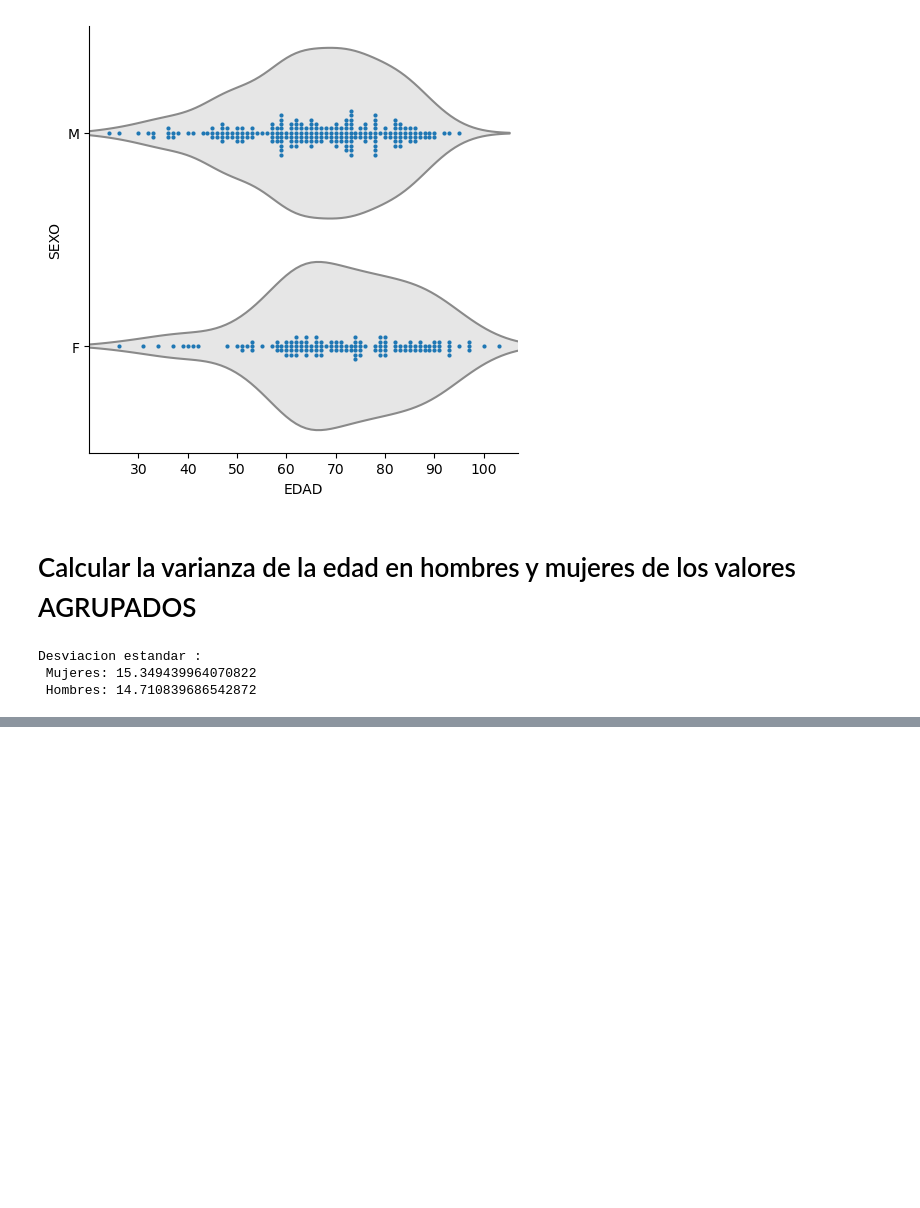
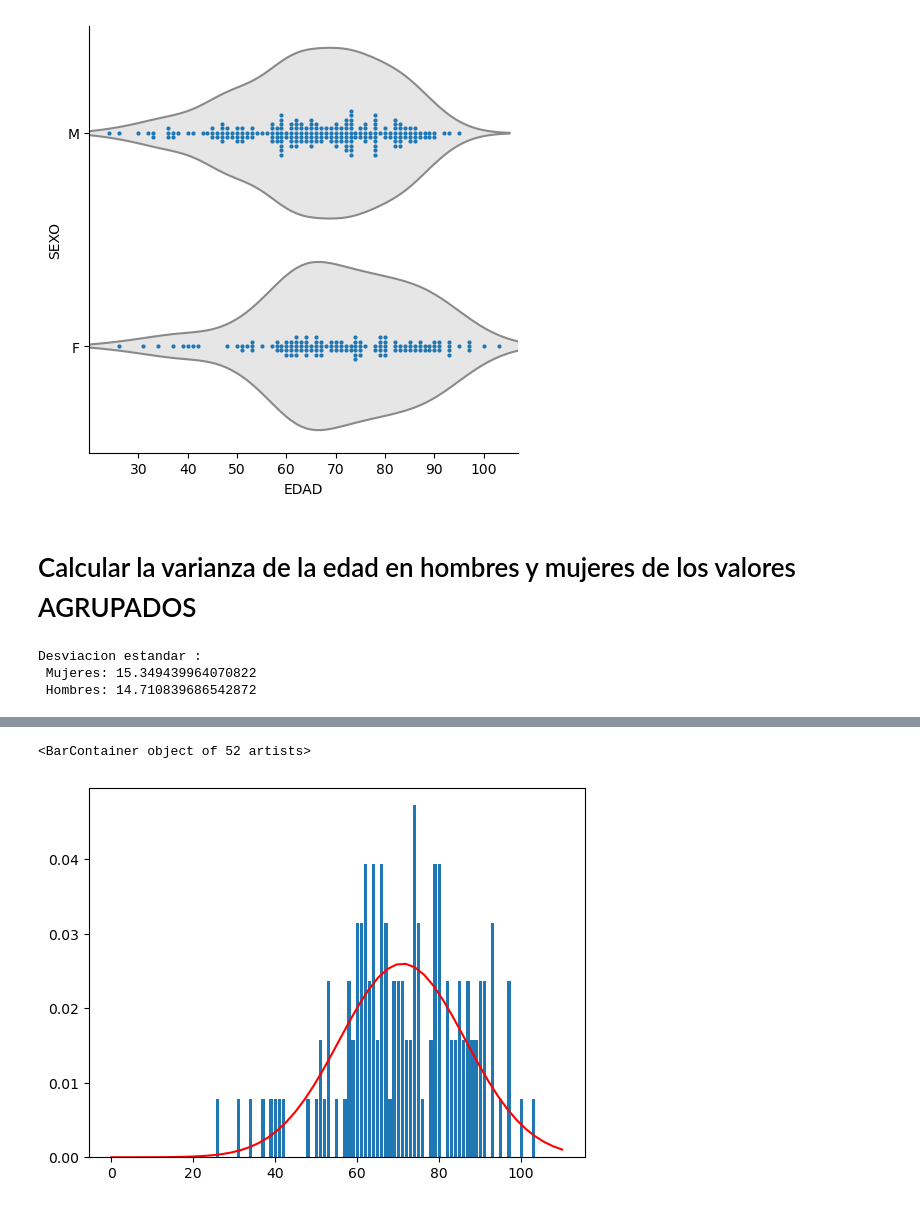
Before and after one commit to carlosjara/ANDES_Statistic, a Jupyter notebook: Tareas/Tarea2.ipynb, the cells around one changed output, grey strips where cells are left out. Cells and saved outputs as stored; diff of their text form; code cells hidden in the pictures; blank space fills up the shorter version.

```diff
--- a/Tareas/Tarea2.ipynb
+++ b/Tareas/Tarea2.ipynb
@@ -145,3 +149,6 @@ x = np.linspace(0,110)
 # %%
-#plt.plot(x,modelo1, color='r')
-#plt.bar( CrossEdadM.index, CrossEdadM.Fallecido/np.sum(CrossEdadM.Fallecido))
+plt.plot(x,modelo2, color='r')
+plt.bar( CrossEdadF.index, CrossEdadF.Fallecido/np.sum(CrossEdadF.Fallecido))
+# %% [output]
+<BarContainer object of 52 artists>
+[figure, added]
```
Also changed, not shown: parts of 3 cells of this notebook.
